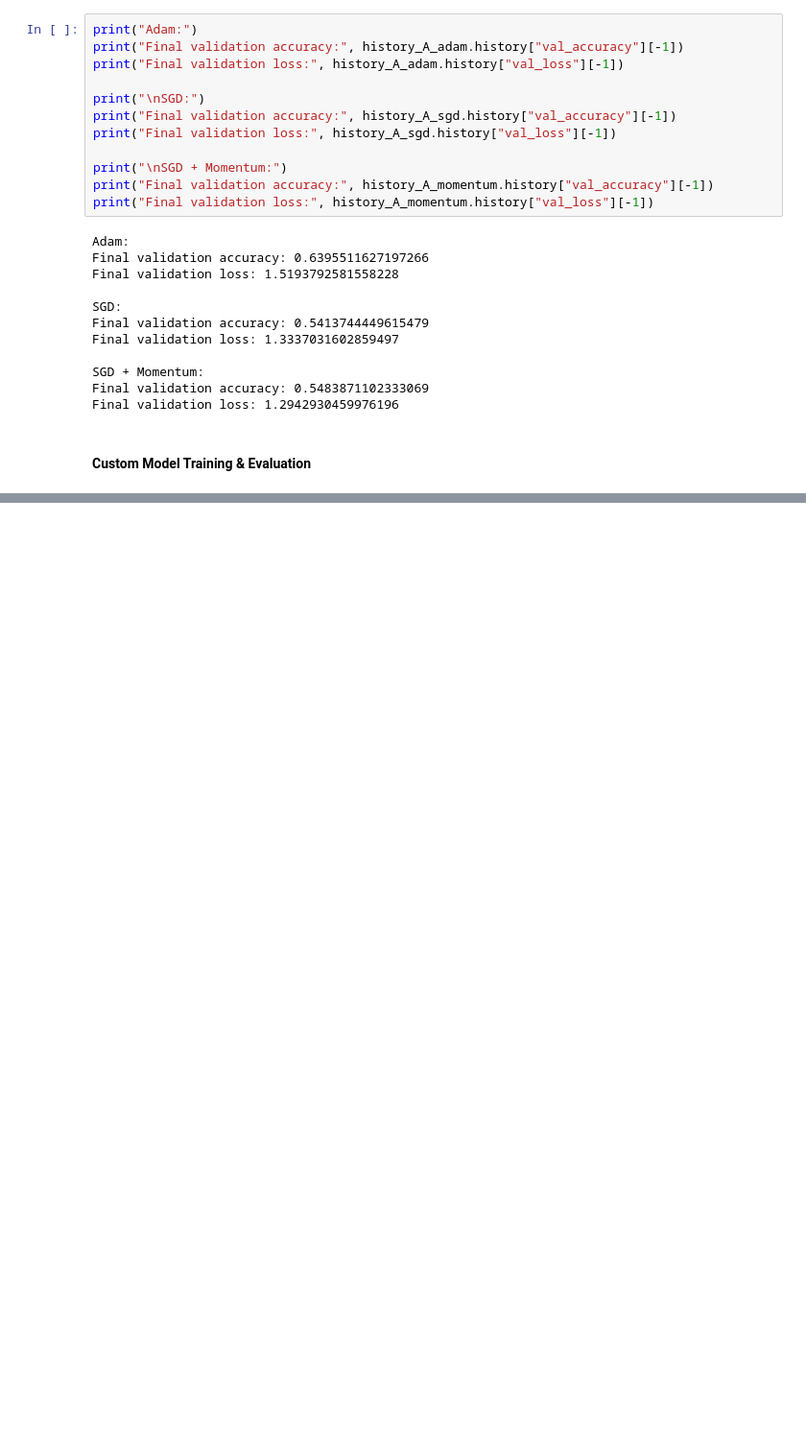
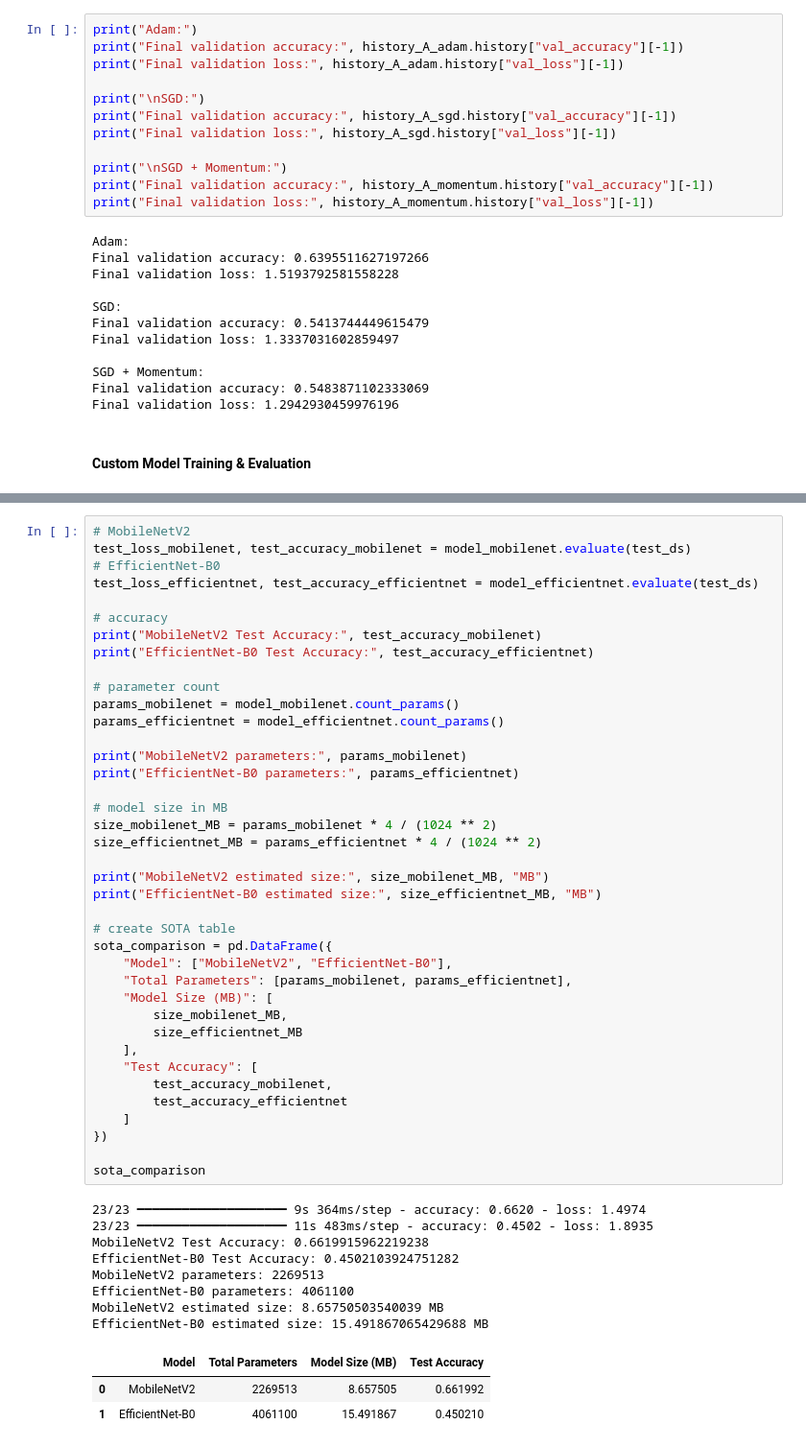
Before and after one commit to shalaniupekshani/EN3150_Assignment03_CNN, a Jupyter notebook: EN3150_CNN_Assignment.ipynb, the cells around one changed output, grey strips where cells are left out. Shown at 96% size. Saved outputs shown, nothing was run; the diff lists cells and outputs as text; blank space fills up the shorter version.

```diff
--- a/EN3150_CNN_Assignment.ipynb
+++ b/EN3150_CNN_Assignment.ipynb
@@ -352,0 +655,51 @@ Final validation loss: 1.2942930459976196
+# %%
+# MobileNetV2
+test_loss_mobilenet, test_accuracy_mobilenet = model_mobilenet.evaluate(test_ds)
+# EfficientNet-B0
+test_loss_efficientnet, test_accuracy_efficientnet = model_efficientnet.evaluate(test_ds)
+
+# accuracy
+print("MobileNetV2 Test Accuracy:", test_accuracy_mobilenet)
+print("EfficientNet-B0 Test Accuracy:", test_accuracy_efficientnet)
+
+# parameter count
+params_mobilenet = model_mobilenet.count_params()
+params_efficientnet = model_efficientnet.count_params()
+
+print("MobileNetV2 parameters:", params_mobilenet)
+print("EfficientNet-B0 parameters:", params_efficientnet)
+
+# model size in MB
+size_mobilenet_MB = params_mobilenet * 4 / (1024 ** 2)
+size_efficientnet_MB = params_efficientnet * 4 / (1024 ** 2)
+
+print("MobileNetV2 estimated size:", size_mobilenet_MB, "MB")
+print("EfficientNet-B0 estimated size:", size_efficientnet_MB, "MB")
+
+# create SOTA table
+sota_comparison = pd.DataFrame({
+    "Model": ["MobileNetV2", "EfficientNet-B0"],
+    "Total Parameters": [params_mobilenet, params_efficientnet],
+    "Model Size (MB)": [
+        size_mobilenet_MB,
+        size_efficientnet_MB
+    ],
+    "Test Accuracy": [
+        test_accuracy_mobilenet,
+        test_accuracy_efficientnet
+    ]
+})
+
+sota_comparison
+# %% [output]
+23/23 ━━━━━━━━━━━━━━━━━━━━ 9s 364ms/step - accuracy: 0.6620 - loss: 1.4974
+23/23 ━━━━━━━━━━━━━━━━━━━━ 11s 483ms/step - accuracy: 0.4502 - loss: 1.8935
+MobileNetV2 Test Accuracy: 0.6619915962219238
+EfficientNet-B0 Test Accuracy: 0.4502103924751282
+MobileNetV2 parameters: 2269513
+EfficientNet-B0 parameters: 4061100
+MobileNetV2 estimated size: 8.65750503540039 MB
+EfficientNet-B0 estimated size: 15.491867065429688 MB
+|  | Model | Total Parameters | Model Size (MB) | Test Accuracy |
+| 0 | MobileNetV2 | 2269513 | 8.657505 | 0.661992 |
+| 1 | EfficientNet-B0 | 4061100 | 15.491867 | 0.450210 |
```
Also changed, not shown: parts of 12 cells of this notebook.
